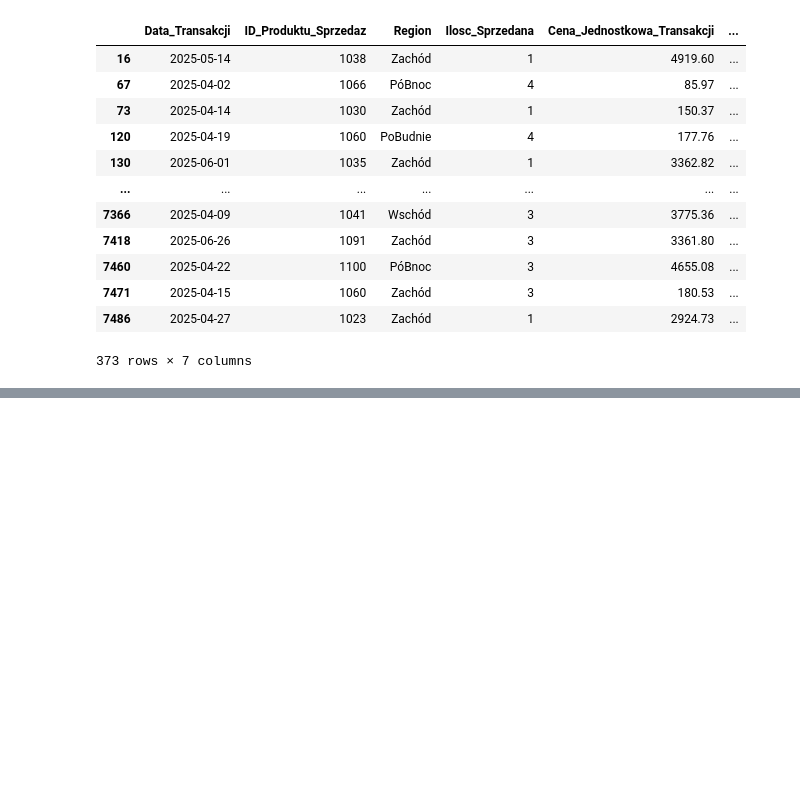
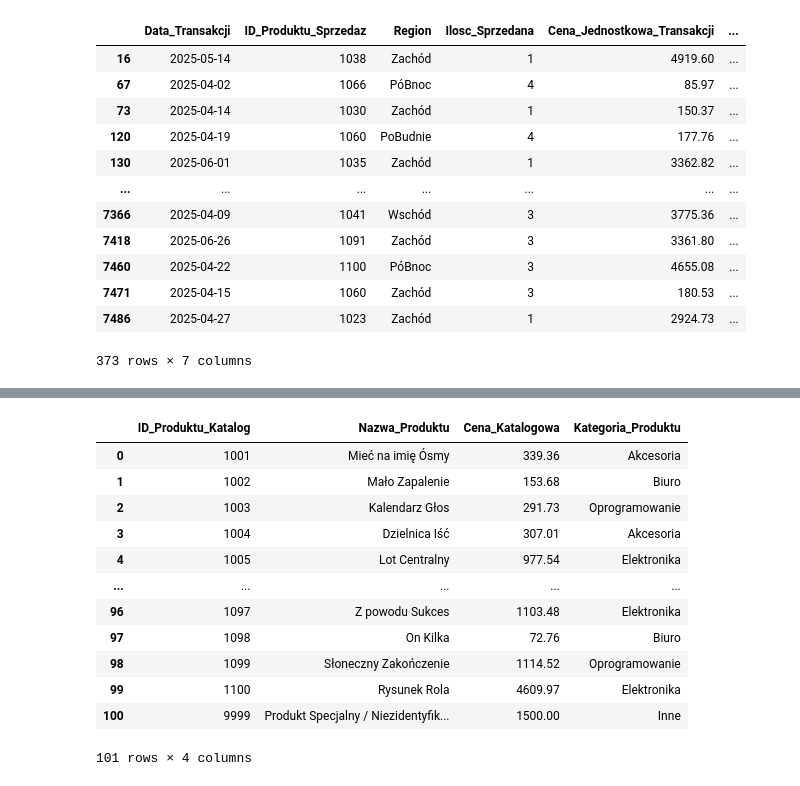
Before and after one commit to sztabamarta-lgtm/data-science-bootcamp, a Jupyter notebook: Marta_Test.ipynb, the cells around one changed output, grey strips where cells are left out. Cells and saved outputs as stored; diff of their text form; code cells hidden in the pictures; blank space fills up the shorter version.

```diff
--- a/Marta_Test.ipynb
+++ b/Marta_Test.ipynb
@@ -398,0 +514,3 @@ df_rap_kw[df_rap_kw['Niezgodnosci_Sprzedazy'] != 0]
+# %%
+df_kat['Nazwa_Produktu'] = df_kat['Nazwa_Produktu'].astype('string')
+display(df_kat.info())
@@ -398,0 +530,16 @@ df_rap_kw[df_rap_kw['Niezgodnosci_Sprzedazy'] != 0]
+# %%
+df_kat
+# %% [output]
+|  | ID_Produktu_Katalog | Nazwa_Produktu | Cena_Katalogowa | Kategoria_Produktu |
+| 0 | 1001 | Mieć na imię Ósmy | 339.36 | Akcesoria |
+| 1 | 1002 | Mało Zapalenie | 153.68 | Biuro |
+| 2 | 1003 | Kalendarz Głos | 291.73 | Oprogramowanie |
+| 3 | 1004 | Dzielnica Iść | 307.01 | Akcesoria |
+| 4 | 1005 | Lot Centralny | 977.54 | Elektronika |
+| ... | ... | ... | ... | ... |
+| 96 | 1097 | Z powodu Sukces | 1103.48 | Elektronika |
+| 97 | 1098 | On Kilka | 72.76 | Biuro |
+| 98 | 1099 | Słoneczny Zakończenie | 1114.52 | Oprogramowanie |
+| 99 | 1100 | Rysunek Rola | 4609.97 | Elektronika |
+| 100 | 9999 | Produkt Specjalny / Niezidentyfik... | 1500.00 | Inne |
+101 rows × 4 columns
```
Also changed, not shown: parts of 10 cells of this notebook.
